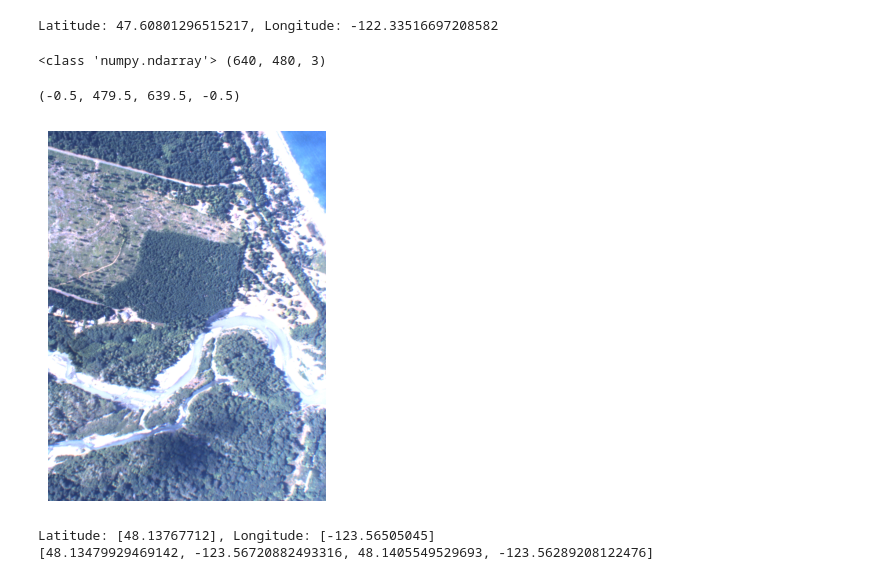
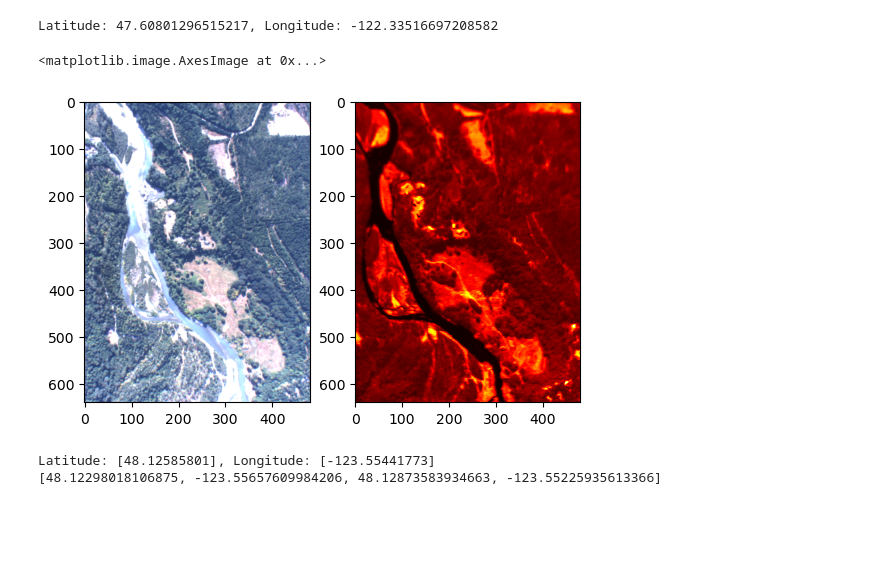
Before and after one commit to StefanTodoran/elwha-segmentation, a Jupyter notebook: book/chapters/conversion.ipynb, the cells around one changed output. Drawn from its saved outputs; the diff is of its cells as text; code cells hidden in the pictures; blank space fills up the shorter version.

```diff
--- a/book/chapters/conversion.ipynb
+++ b/book/chapters/conversion.ipynb
@@ -170,18 +170,18 @@ latitude, longitude = convert_utm_to_latlon(easting, northing, zone_number, nort
 print(f"Latitude: {latitude}, Longitude: {longitude}")
 # %% [output]
 Latitude: 47.60801296515217, Longitude: -122.33516697208582
-# %%
-image_index = 0
-image = rgb_data[:,:,image_index]
-image_size = image.shape[:2]
-
-print(type(image), image.shape)
-plt.imshow(image)
-plt.axis("off")
-# %% [output]
-<class 'numpy.ndarray'> (640, 480, 3)
-(-0.5, 479.5, 639.5, -0.5)
-[figure, removed]
+# %%
+image_index = 11
+rgb_image = rgb_data[:,:,image_index]
+ir_image = np.rot90(ir_data[:,:,image_index], -1, (0, 1))
+image_size = rgb_image.shape[:2]
+
+figure, (ax0, ax1) = plt.subplots(nrows=1, ncols=2)
+ax0.imshow(rgb_image)
+ax1.imshow(ir_image, interpolation="none", cmap="hot")
+# %% [output]
+<matplotlib.image.AxesImage at 0x...>
+[figure, added]
 # %%
 #  Setting the geographic transform
 
@@ -201,7 +201,7 @@ camera_altitude = altitude_data[image_index]
 corners = calculate_image_corners(image_width, image_height, lat_center[0], lon_center[0], camera_altitude[0])
 print(corners)
 # %% [output]
-Latitude: [48.13767712], Longitude: [-123.56505045]
-[48.13479929469142, -123.56720882493316, 48.1405549529693, -123.56289208122476]
+Latitude: [48.12585801], Longitude: [-123.55441773]
+[48.12298018106875, -123.55657609984206, 48.12873583934663, -123.55225935613366]
 # %%
 # create each channel
```
Also changed, not shown: parts of 11 cells of this notebook, 4 other files.
